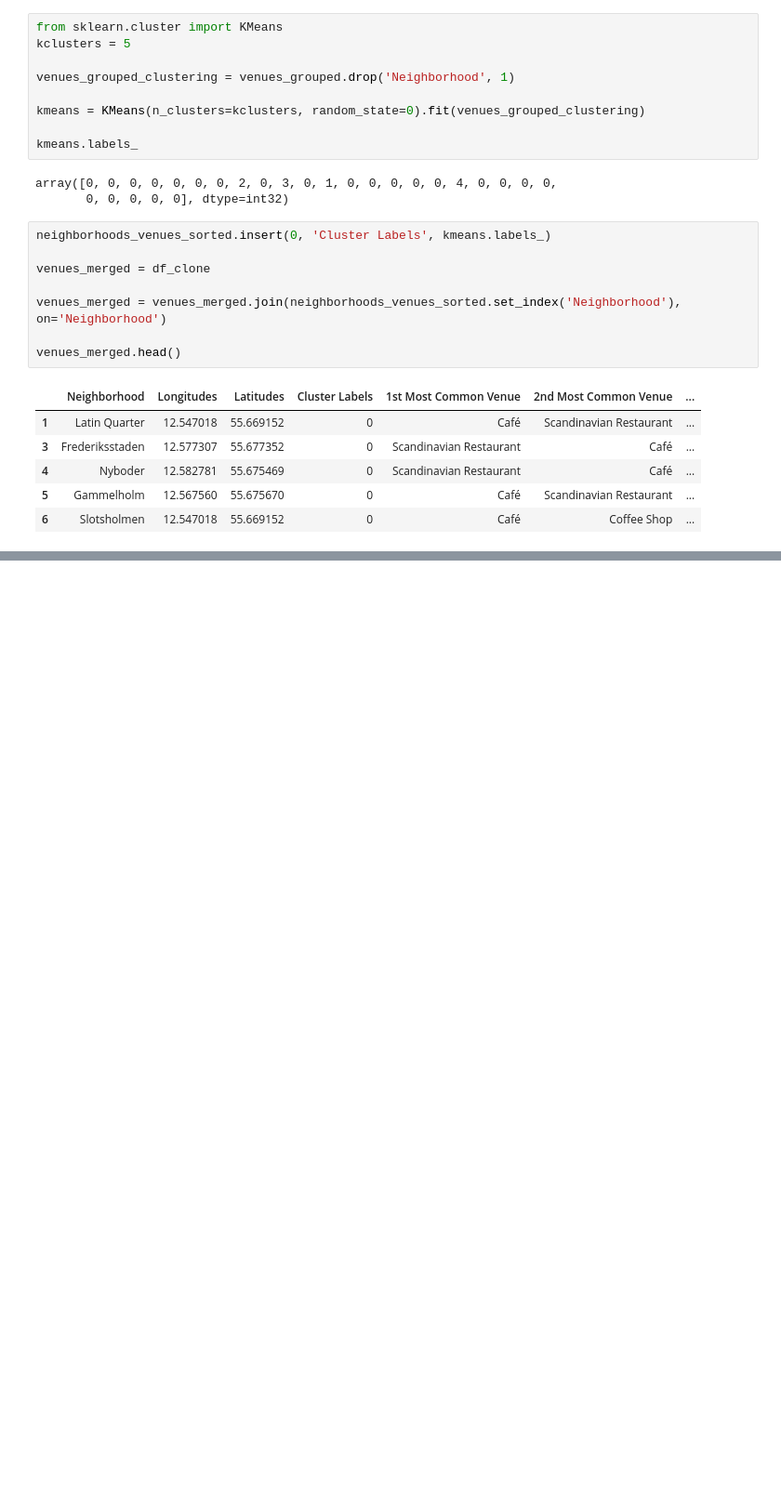
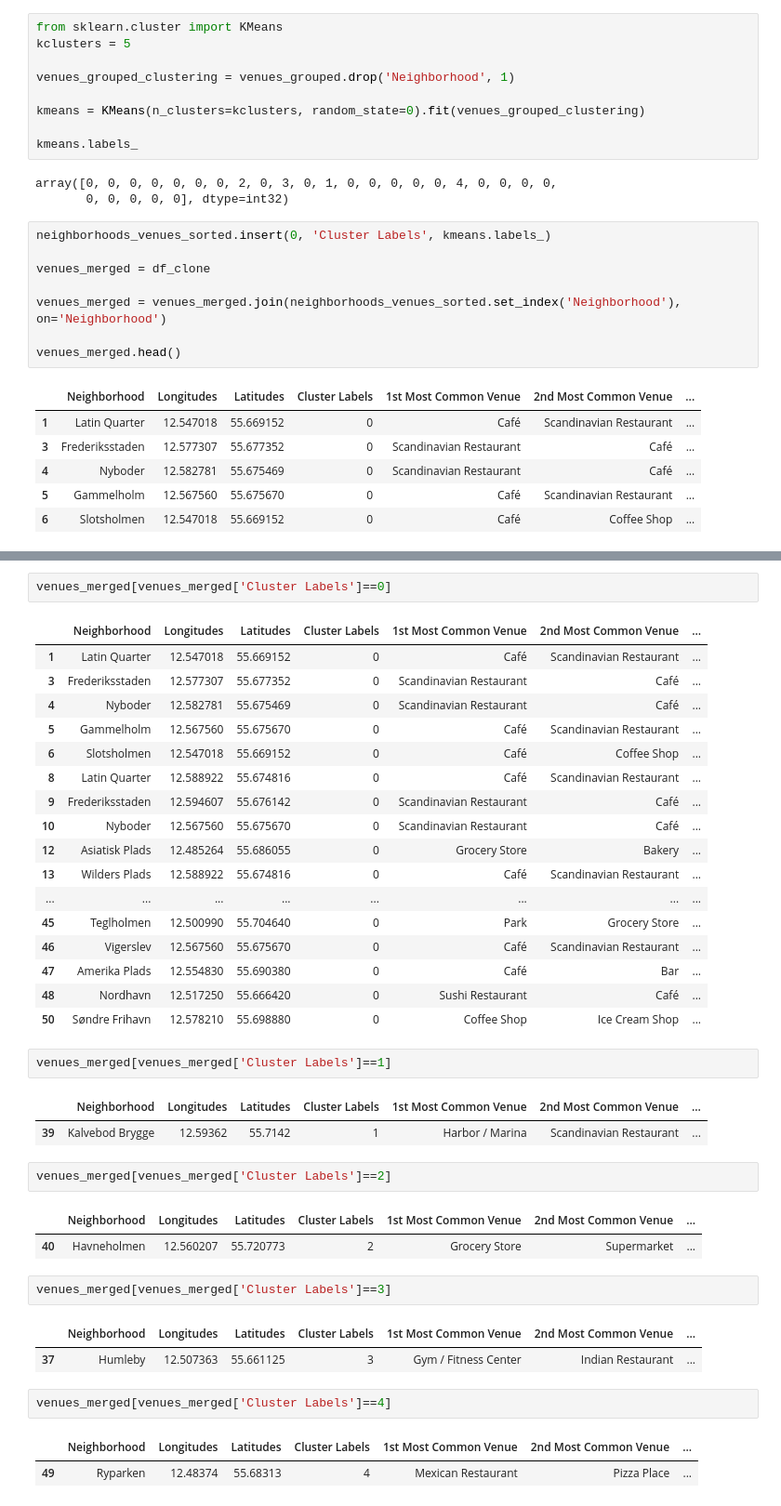
Before and after one commit to DanielAhmadDK/mini_machine_learning_projects, a Jupyter notebook: Capstone_final.ipynb, the cells around one changed output, grey strips where cells are left out. Shown at 93% size. Cells and saved outputs as stored; diff of their text form; blank space fills up the shorter version.

```diff
--- a/Capstone_final.ipynb
+++ b/Capstone_final.ipynb
@@ -442,0 +446,40 @@ map_clusters
+# %%
+venues_merged[venues_merged['Cluster Labels']==0]
+# %% [output]
+|  | Neighborhood | Longitudes | Latitudes | Cluster Labels | 1st Most Common Venue | 2nd Most Common Venue | ... |
+| 1 | Latin Quarter | 12.547018 | 55.669152 | 0 | Café | Scandinavian Restaurant | ... |
+| 3 | Frederiksstaden | 12.577307 | 55.677352 | 0 | Scandinavian Restaurant | Café | ... |
+| 4 | Nyboder | 12.582781 | 55.675469 | 0 | Scandinavian Restaurant | Café | ... |
+| 5 | Gammelholm | 12.567560 | 55.675670 | 0 | Café | Scandinavian Restaurant | ... |
+| 6 | Slotsholmen | 12.547018 | 55.669152 | 0 | Café | Coffee Shop | ... |
+| 8 | Latin Quarter | 12.588922 | 55.674816 | 0 | Café | Scandinavian Restaurant | ... |
+| 9 | Frederiksstaden | 12.594607 | 55.676142 | 0 | Scandinavian Restaurant | Café | ... |
+| 10 | Nyboder | 12.567560 | 55.675670 | 0 | Scandinavian Restaurant | Café | ... |
+| 12 | Asiatisk Plads | 12.485264 | 55.686055 | 0 | Grocery Store | Bakery | ... |
+| 13 | Wilders Plads | 12.588922 | 55.674816 | 0 | Café | Scandinavian Restaurant | ... |
+| ... | ... | ... | ... | ... | ... | ... | ... |
+| 45 | Teglholmen | 12.500990 | 55.704640 | 0 | Park | Grocery Store | ... |
+| 46 | Vigerslev | 12.567560 | 55.675670 | 0 | Café | Scandinavian Restaurant | ... |
+| 47 | Amerika Plads | 12.554830 | 55.690380 | 0 | Café | Bar | ... |
+| 48 | Nordhavn | 12.517250 | 55.666420 | 0 | Sushi Restaurant | Café | ... |
+| 50 | Søndre Frihavn | 12.578210 | 55.698880 | 0 | Coffee Shop | Ice Cream Shop | ... |
+# %%
+venues_merged[venues_merged['Cluster Labels']==1]
+# %% [output]
+|  | Neighborhood | Longitudes | Latitudes | Cluster Labels | 1st Most Common Venue | 2nd Most Common Venue | ... |
+| 39 | Kalvebod Brygge | 12.59362 | 55.7142 | 1 | Harbor / Marina | Scandinavian Restaurant | ... |
+# %%
+venues_merged[venues_merged['Cluster Labels']==2]
+# %% [output]
+|  | Neighborhood | Longitudes | Latitudes | Cluster Labels | 1st Most Common Venue | 2nd Most Common Venue | ... |
+| 40 | Havneholmen | 12.560207 | 55.720773 | 2 | Grocery Store | Supermarket | ... |
+# %%
+venues_merged[venues_merged['Cluster Labels']==3]
+# %% [output]
+|  | Neighborhood | Longitudes | Latitudes | Cluster Labels | 1st Most Common Venue | 2nd Most Common Venue | ... |
+| 37 | Humleby | 12.507363 | 55.661125 | 3 | Gym / Fitness Center | Indian Restaurant | ... |
+# %%
+venues_merged[venues_merged['Cluster Labels']==4]
+# %% [output]
+|  | Neighborhood | Longitudes | Latitudes | Cluster Labels | 1st Most Common Venue | 2nd Most Common Venue | ... |
+| 49 | Ryparken | 12.48374 | 55.68313 | 4 | Mexican Restaurant | Pizza Place | ... |
```
Also changed, not shown: parts of 1 cell of this notebook.
